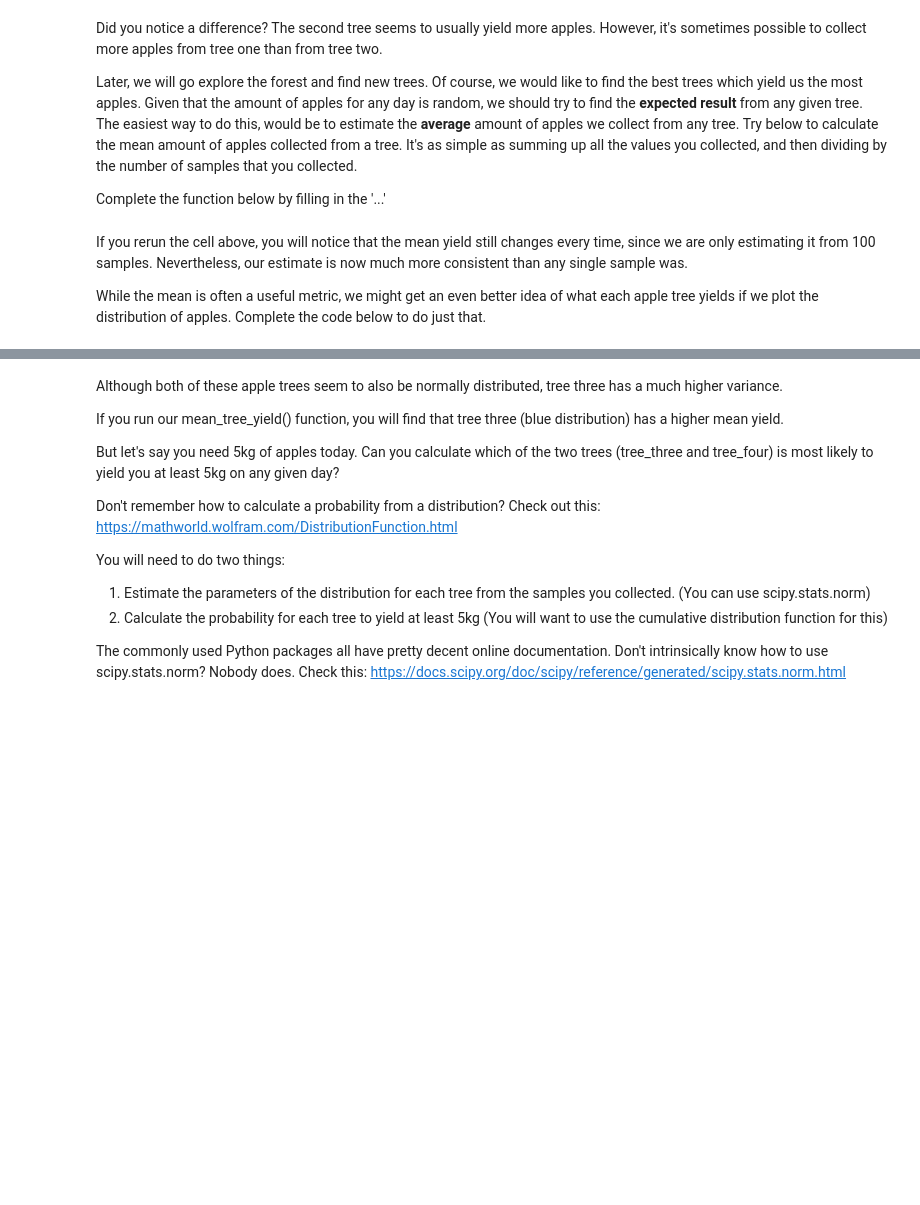
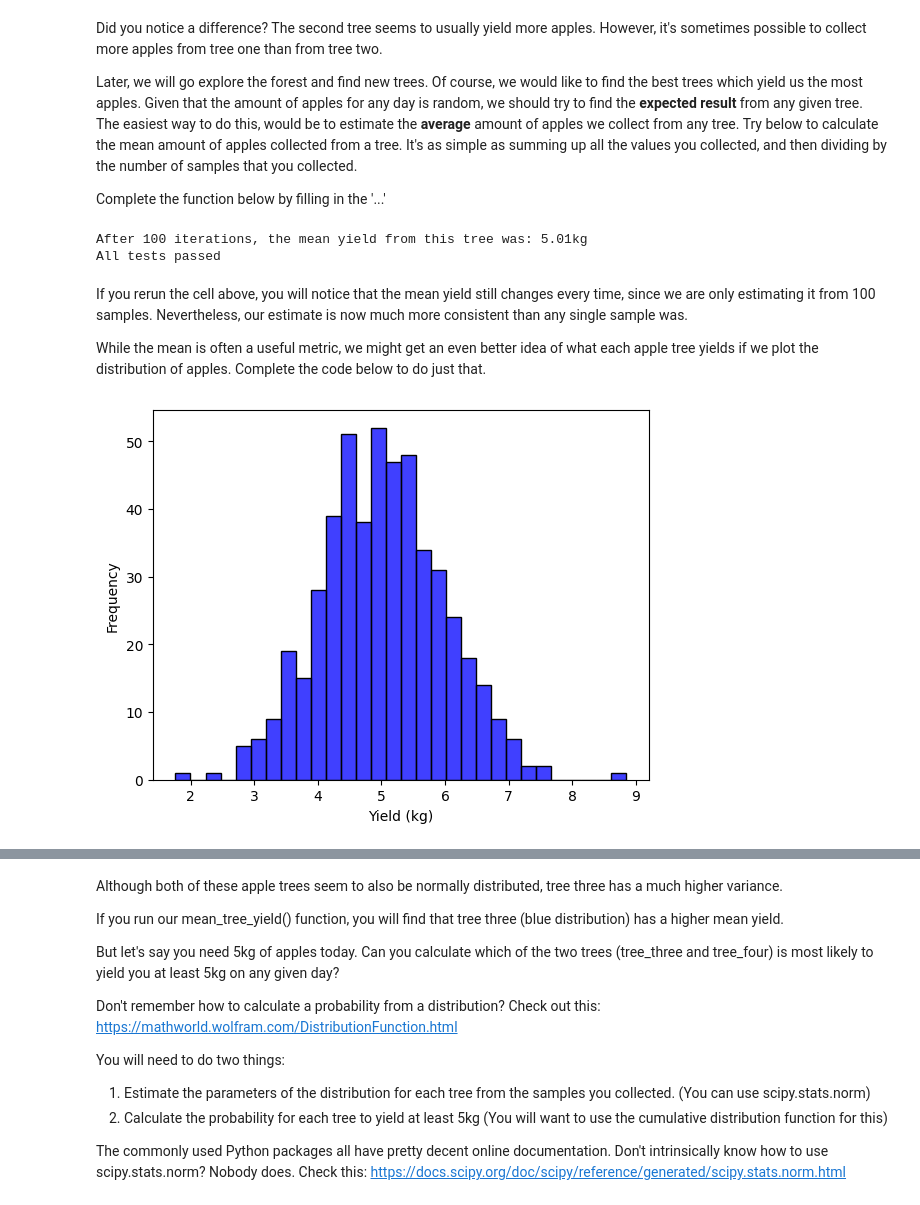
Before and after one commit to Lenap0911/computational-thinking-week-individual-14643243, a Jupyter notebook: challenge_foraging/challenge_foraging_robot.ipynb, the cells around one changed output, grey strips where cells are left out. Saved outputs shown, nothing was run; the diff lists cells and outputs as text; code cells hidden in the pictures; blank space fills up the shorter version.

```diff
--- a/challenge_foraging/challenge_foraging_robot.ipynb
+++ b/challenge_foraging/challenge_foraging_robot.ipynb
@@ -82,9 +82,10 @@ def mean_tree_yield(tree, iterations=100) -> float:
     samples = []
     # Collect one new sample from the given tree in each iteration using the forage() function of our bot.
     for i in range(iterations):
-        samples.append(...)
+        yield_amount = forageBot.forage(tree)
+        samples.append(yield_amount)
     # Calculate and return the mean
-    return ...
+    return np.mean(samples)
 
 
 
@@ -93,6 +94,9 @@ print(f'After 100 iterations, the mean yield from this tree was: {mean_result:.0
 
 # This function is graded. You can uncomment the line below to test whether your function passes.
 tests.Test_MeanTreeYield(mean_tree_yield);
+# %% [output]
+After 100 iterations, the mean yield from this tree was: 5.01kg
+All tests passed
 # %% [markdown]
 If you rerun the cell above, you will notice that the mean yield still changes every time, since we are only estimating it from 100 samples. Nevertheless, our estimate is now much more consistent than any single sample was.
 
@@ -100,23 +104,29 @@ While the mean is often a useful metric, we might get an even better idea of wha
 # %%
 def plot_distribution(samples, color='blue') -> None:
     """ Plots the distribution of collected samples.
 
     Args:
         samples: A list of samples from a distribution.
         color: Name of the color in which to draw the distribution
     """
 
     # Hint: Use the histplot function of seaborn (imported as sns)
-    ...
+    import matplotlib.pyplot as plt
+    sns.histplot(samples, color=color, kde=False, bins=30)
+    plt.xlabel('Yield (kg)')
+    plt.ylabel('Frequency')
+    plt.show()
     return None
 
 
 
 # Set random seed so output matches the expected output
 np.random.seed(42)
 # Collect from a tree 500 times
 samples = [forageBot.forage(tree_two) for i in range(500)]
 plot_distribution(samples)
+# %% [output]
+[figure, added]
 # %% [markdown]
 You should generate this image:
 
```
Also changed, not shown: parts of 5 cells of this notebook.
